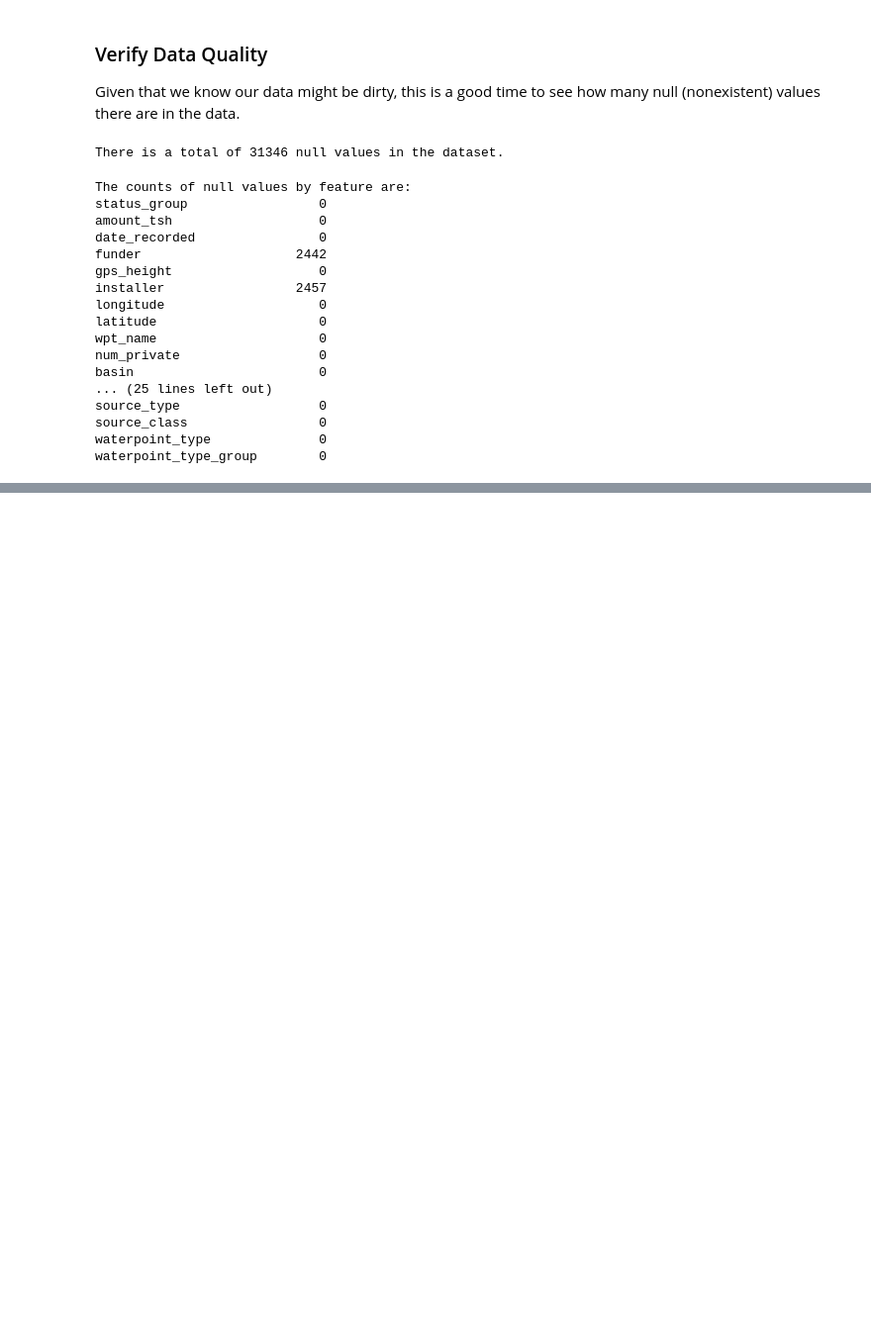
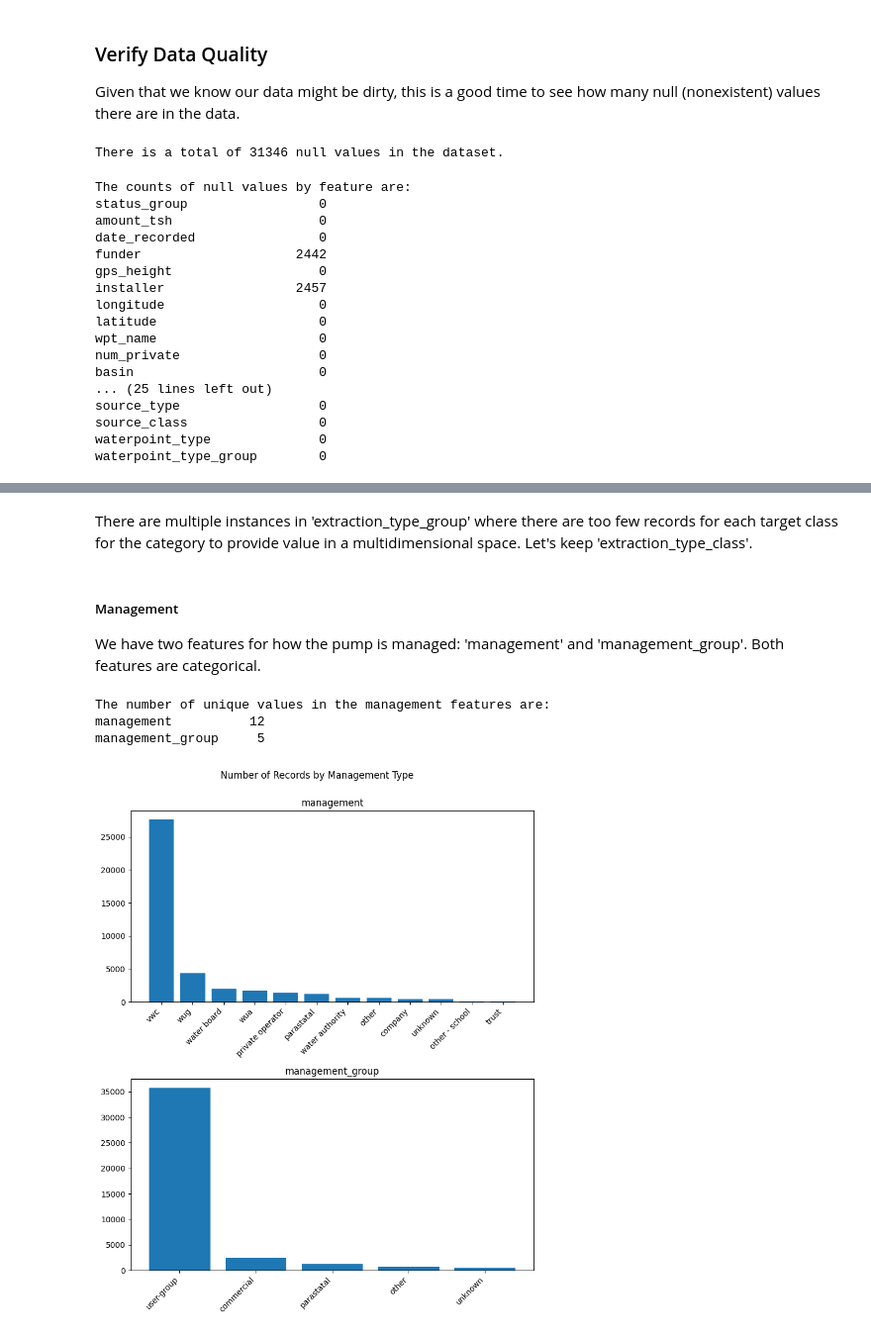
Before and after one commit to zdravoj/water-pump-classifier, a Jupyter notebook: Water_Pump_Classifier.ipynb, the cells around one changed output, grey strips where cells are left out. Shown at 99% size. Drawn from its saved outputs; the diff is of its cells as text; code cells hidden in the pictures; blank space fills up the shorter version.

```diff
--- a/Water_Pump_Classifier.ipynb
+++ b/Water_Pump_Classifier.ipynb
@@ -275,0 +546,38 @@ We have 39 features in our dataset. Let's see what forms they take, and do the r
+# %% [markdown]
+There are multiple instances in 'extraction_type_group' where there are too few records for each target class for the category to provide value in a multidimensional space. Let's keep 'extraction_type_class'.
+# %% [markdown]
+##### Management
+
+We have two features for how the pump is managed: 'management' and 'management_group'. Both features are categorical.
+# %%
+columns = [
+    'management',
+    'management_group',
+]
+
+print("The number of unique values in the management features are: ")
+print(pd.Series(
+    data = [training_set[column].nunique() for column in columns],
+    index= columns
+).to_string())
+# %% [output]
+The number of unique values in the management features are:
+management          12
+management_group     5
+# %%
+# prepare data
+management = training_set.management.value_counts()
+management_group = training_set.management_group.value_counts()
+
+# plot data
+fig, axes = plt.subplots(nrows=2, figsize=(8, 10))
+axes[0].bar(management.index, management.values)
+axes[0].set_title('management')
+axes[1].bar(management_group.index, management_group.values)
+axes[1].set_title('management_group')
+for ax in axes:
+    ax.set_xticks(ax.get_xticks(), ax.get_xticklabels(), rotation=45, ha='right')
+fig.suptitle('Number of Records by Management Type\n')
+fig.tight_layout();
+# %% [output]
+[figure, added]
```
Also changed, not shown: parts of 89 cells of this notebook, 1 other file.
